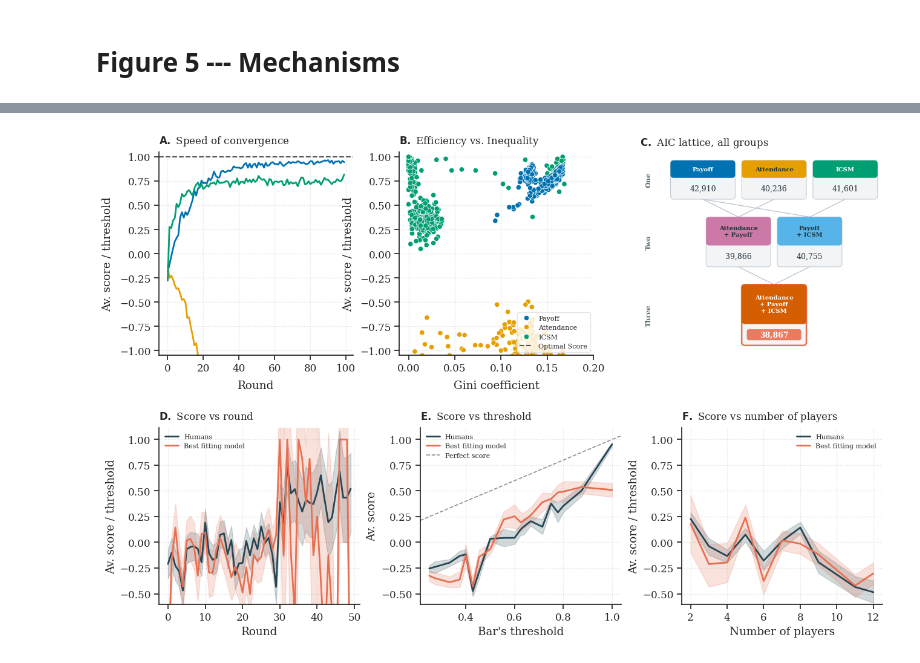
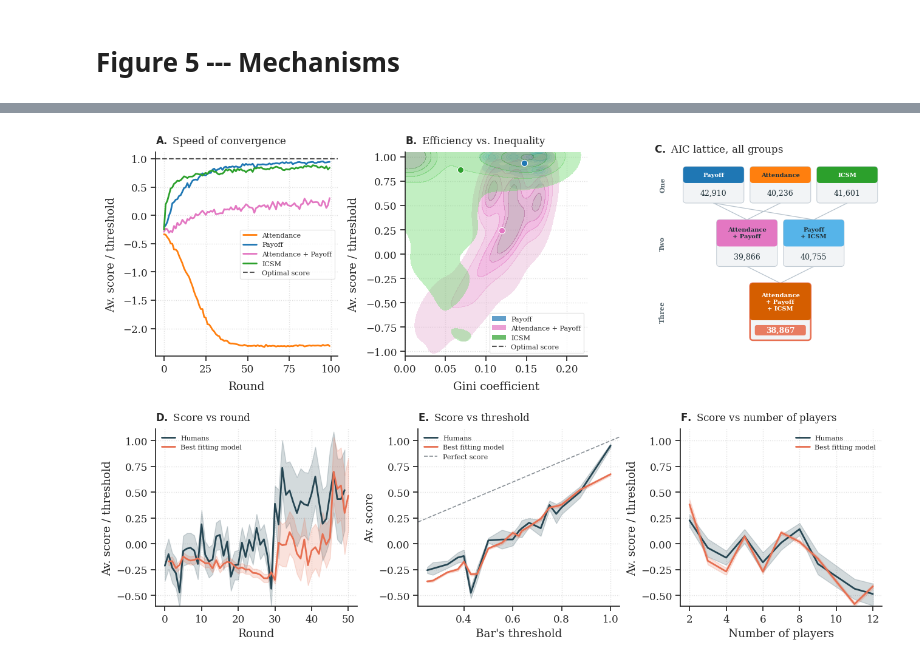
Before and after one commit to EAndrade-Lotero/Cognitive_Models_El_Farol_Bar_Problem, a Jupyter notebook: PaperFigures/Fig5.ipynb, the cells around one changed output, grey strips where cells are left out. Cells and saved outputs as stored; diff of their text form; code cells hidden in the pictures.

```diff
--- a/PaperFigures/Fig5.ipynb
+++ b/PaperFigures/Fig5.ipynb
@@ -84,6 +95,6 @@ df2['bounded_score'] = df2['score'] / df2['threshold']
 # %%
 gm = GetMeasurements(
-    data=df2, measures=['bounded_efficiency', 'conditional_entropy', 'gini_index']
+    data=df2, measures=['bounded_efficiency', 'gini_index'], T=20
 )
 data = gm.get_measurements()
 # %%
@@ -95,16 +106,18 @@ data_human['model'] = data_human.apply(
     lambda row: f"{row['num_players']}-{row['threshold']:.2f}-{row['group']}", axis=1
 )
 
-path_to_data_sim = PATHS['simulated_data'] / 'FS+Payoff+Attendance.csv'
+BEST_MODEL_NAME = 'Attendance+Payoff+ICSM-M1'
+
+path_to_data_sim = PATHS['simulated_data'] / f'{BEST_MODEL_NAME}_simulated.csv'
 data_sim = pd.read_csv(path_to_data_sim)
 data_sim['treatment'] = 'Best fitting model'
-data_sim['model'] = 'FS+Payoff+Attendance'
+data_sim['model'] = BEST_MODEL_NAME
 
 df = PPT.concat_dfs(data_human, data_sim)
 
 plot_df = df.copy()
 plot_df['source'] = np.where(
-    plot_df['model'] == 'FS+Payoff+Attendance',
+    plot_df['model'] == BEST_MODEL_NAME,
     'Best fitting model',
     'Humans',
 )
@@ -120,10 +133,10 @@ plot_df.tail()
 # %%
 # Shared colors for panels A, B, and C (node headers).
 MODEL_COLORS = {
-    'Payoff': '#0072B2',
-    'Attendance': '#E69F00',
-    'ICSM': '#009E73',
-    'Attendance + Payoff': '#CC79A7',
+    'Payoff': '#1f77b4',
+    'Attendance': '#ff7f0e',
+    'ICSM': '#2ca02c',
+    'Attendance + Payoff': '#e377c2',
     'Payoff + ICSM': '#56B4E9',
     'Attendance + Payoff + ICSM': '#D55E00',
 }
@@ -279,6 +292,9 @@ aic_all_generic = load_aic('best_fit_all_generic.json')
 # 1. Global Academic Styling
 sns.set_theme(style="ticks", font_scale=1.1)
 plt.rcParams["font.family"] = "serif"
+
+from matplotlib.lines import Line2D
+from matplotlib.patches import Patch
 
 # 2. Display names / palettes
 model_display = {
@@ -289,9 +305,10 @@ model_display = {
     'Payoff+ICSM-M1': 'Payoff + ICSM',
     'Attendance+Payoff+ICSM-M1': 'Attendance + Payoff + ICSM',
 }
-one_way_models = ['Payoff', 'Attendance', 'ICSM']
-model_order = one_way_models
-model_palette = {name: MODEL_COLORS[name] for name in model_order}
+# Panels A/B: same four M1 mechanisms as compare_M1_attendance_payoff.ipynb
+ab_order = ['Attendance', 'Payoff', 'Attendance + Payoff', 'ICSM']
+model_order = ab_order
+model_palette = {name: MODEL_COLORS[name] for name in MODEL_COLORS}
 
 REF_COLOR = '#6C757D'
 SOURCE_ORDER = ['Humans', 'Best fitting model']
@@ -302,10 +319,10 @@ SOURCE_PALETTE = {
 
 df2_plot = df2.copy()
 df2_plot['model'] = df2_plot['model'].map(model_display)
-df2_plot = df2_plot[df2_plot['model'].isin(one_way_models)]
+df2_plot = df2_plot[df2_plot['model'].isin(ab_order)]
 data_plot = data.copy()
 data_plot['model'] = data_plot['model'].map(model_display)
-data_plot = data_plot[data_plot['model'].isin(one_way_models)]
+data_plot = data_plot[data_plot['model'].isin(ab_order)]
 
 # Single figure: row 1 = mechanisms + AIC lattice, row 2 = human vs best fit
 fig = plt.figure(figsize=(13, 8.6))
@@ -315,7 +332,7 @@ gs = gridspec.GridSpec(
     hspace=0.38,
     top=0.95, bottom=0.08, left=0.06, right=0.98,
 )
-gs_top = gs[0].subgridspec(1, 3, width_ratios=[1, 1, 1.25], wspace=0.22)
+gs_top = gs[0].subgridspec(1, 3, width_ratios=[1, 1, 1.25], wspace=0.34)
 gs_bot = gs[1].subgridspec(1, 3, wspace=0.30)
 
 ax_A = fig.add_subplot(gs_top[0, 0])
@@ -330,41 +347,61 @@ ax_F = fig.add_subplot(gs_bot[0, 2])
 # =====================================================================
 sns.lineplot(
     x='round', y='bounded_score', hue='model',
-    hue_order=model_order, palette=model_palette,
+    hue_order=ab_order, palette=model_palette,
     linewidth=2, errorbar=None, data=df2_plot, ax=ax_A,
-    legend=False,
+    legend=True,
 )
 ax_A.axhline(
     y=1, color='#555555', linestyle='--',
-    linewidth=1.5, label='Optimal Score',
+    linewidth=1.5, label='Optimal score',
 )
 ax_A.set_xlabel('Round', labelpad=8)
 ax_A.set_ylabel('Av. score / threshold', labelpad=8)
-ax_A.set_ylim(-1.05, 1.05)
 ax_A.set_title(r"$\bf{A.}$ Speed of convergence", loc='left', pad=10, fontsize=12)
+ax_A.legend(
+    loc='best',
+    frameon=True,
+    facecolor='white',
+    edgecolor='#e0e0e0',
+    fontsize=8,
+    title=None,
+)
 
 # =====================================================================
 # ROW 1 — B: Efficiency vs. Inequality
 # =====================================================================
-sns.scatterplot(
-    x='gini_index', y='bounded_efficiency', hue='model',
-    hue_order=model_order, palette=model_palette,
-    data=data_plot, ax=ax_B,
-    legend='brief',
-)
+for lab in ab_order:
+    if lab == 'Attendance':
+        continue
+    subset = data_plot[data_plot['model'] == lab]
+    sns.kdeplot(
+        x='gini_index', y='bounded_efficiency',
+        data=subset, ax=ax_B,
+        color=model_palette[lab],
+        fill=True, alpha=0.4, levels=6, thresh=0.05,
+        warn_singular=False, legend=False,
+    )
+    ax_B.scatter(
+        subset['gini_index'].mean(),
+        subset['bounded_efficiency'].mean(),
+        color=model_palette[lab],
+        edgecolors='white',
+        linewidths=0.8,
+        s=55,
+        zorder=5,
+    )
 ax_B.set_xlabel('Gini coefficient', labelpad=8)
 ax_B.set_ylabel('Av. score / threshold', labelpad=8)
-ax_B.set_xlim([-0.01, 0.2])
+ax_B.set_xlim(0, 0.225)
 ax_B.set_ylim(-1.05, 1.05)
 ax_B.set_title(r"$\bf{B.}$ Efficiency vs. Inequality", loc='left', pad=10, fontsize=12)
-
-model_handles, model_labels = ax_B.get_legend_handles_labels()
-# ax_B.get_legend().remove()
-opt_handle, opt_label = ax_A.get_legend_handles_labels()
-
 ax_B.legend(
-    handles=model_handles + opt_handle,
-    labels=model_labels + opt_label,
+    handles=[
+        Patch(facecolor=model_palette[lab], edgecolor='none', alpha=0.7, label=lab)
+        for lab in ab_order if lab != 'Attendance'
+    ] + [
+        Line2D([0], [0], color='#555555', linestyle='--', linewidth=1.5, label='Optimal score'),
+    ],
     loc='lower right',
     frameon=True,
     facecolor='white',
@@ -409,33 +446,33 @@ ax_E.plot(
 )
 ax_E.set_xlim(x_lo, x_hi)
 ax_E.set_xlabel("Bar's threshold")
 ax_E.set_ylabel('Av. score')
 ax_E.set_title(r"$\bf{E.}$ Score vs threshold", loc='left', pad=10, fontsize=12)
 ax_E.legend(frameon=False, fontsize=8, title=None)
 
 # =====================================================================
 # ROW 2 — F: Score vs number of players
 # =====================================================================
 sns.lineplot(
     x='num_agents', y='score_norm', hue='source',
     data=plot_df, ax=ax_F,
     hue_order=SOURCE_ORDER, palette=SOURCE_PALETTE,
     linewidth=2, errorbar=('ci', 95),
 )
 ax_F.set_xlabel('Number of players')
 ax_F.set_ylabel('Av. score / threshold')
 ax_F.set_title(r"$\bf{F.}$ Score vs number of players", loc='left', pad=10, fontsize=12)
 ax_F.set_ylim(ax_E.get_ylim())
 ax_D.set_ylim(ax_E.get_ylim())
 ax_F.legend(frameon=False, fontsize=8, title=None)
 
 for ax in [ax_A, ax_B, ax_D, ax_E, ax_F]:
     ax.grid(True, linestyle=':', alpha=0.6, color='#cccccc')
     ax.set_axisbelow(True)
     sns.despine(ax=ax)
 
 plt.show()
 # %% [output]
-[figure, old version]
+[figure, new version]
 # %%
 fig.savefig(PATHS['exploratory_figures'] / 'Fig5.png', dpi=300, bbox_inches='tight')
```
Also changed, not shown: parts of 2 cells of this notebook, 23 other files.
